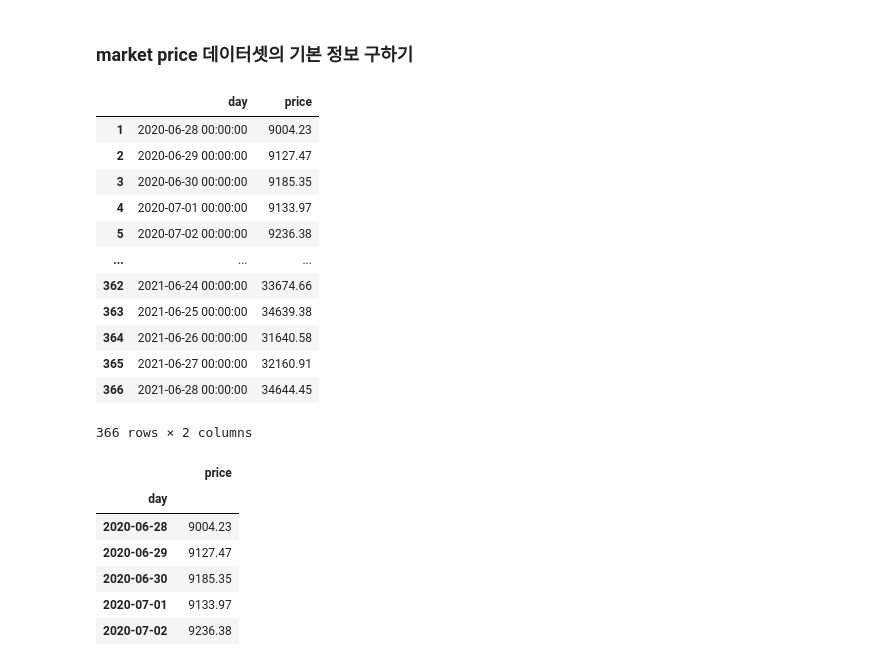
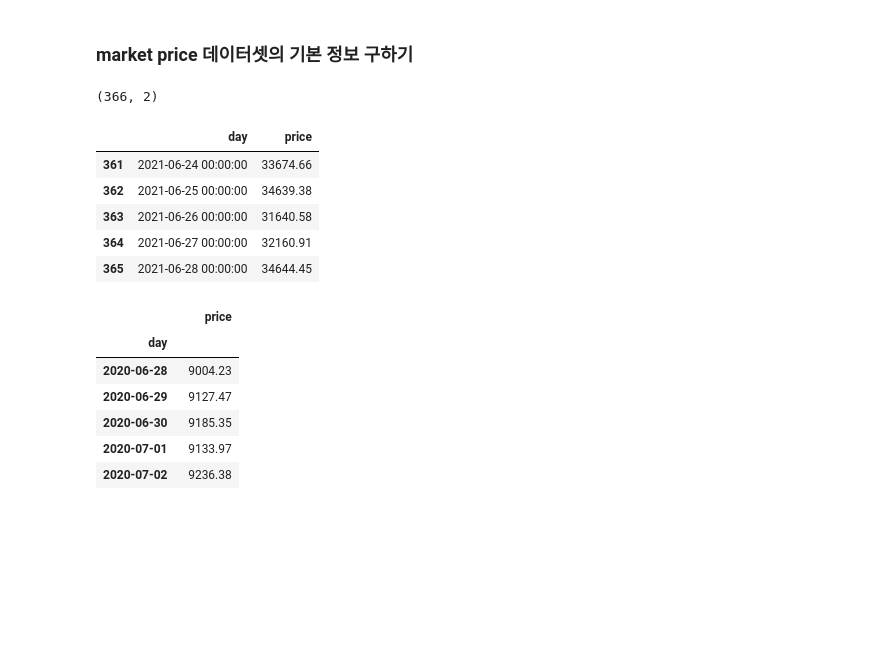
Before and after one commit to On-JungWoan/Flex_study, a Jupyter notebook: bitcoin_analysis.ipynb, the cells around one changed output. Drawn from its saved outputs; the diff is of its cells as text; code cells hidden in the pictures; blank space fills up the shorter version.

```diff
--- a/bitcoin_analysis.ipynb
+++ b/bitcoin_analysis.ipynb
@@ -5,25 +5,26 @@
 # %%
 import pandas as pd
 import numpy as np
 import matplotlib.pyplot as plt
+from statsmodels.tsa.arima_model import ARIMA
+from statsmodels.graphics.tsaplots import plot_acf, plot_pacf
+from sklearn.metrics import mean_squared_error
+import statsmodels.api as sm
 
 path = 'c:/price.csv'
-bitcoin = pd.read_csv(path, names = ['day','price'])[1:]
-bitcoin
+bitcoin = pd.read_csv(path)
+bitcoin.columns = ['day','price']
+
+print(bitcoin.shape)
+bitcoin.tail(5)
 # %% [output]
+(366, 2)
 |  | day | price |
-| 1 | 2020-06-28 00:00:00 | 9004.23 |
-| 2 | 2020-06-29 00:00:00 | 9127.47 |
-| 3 | 2020-06-30 00:00:00 | 9185.35 |
-| 4 | 2020-07-01 00:00:00 | 9133.97 |
-| 5 | 2020-07-02 00:00:00 | 9236.38 |
-| ... | ... | ... |
-| 362 | 2021-06-24 00:00:00 | 33674.66 |
-| 363 | 2021-06-25 00:00:00 | 34639.38 |
-| 364 | 2021-06-26 00:00:00 | 31640.58 |
-| 365 | 2021-06-27 00:00:00 | 32160.91 |
-| 366 | 2021-06-28 00:00:00 | 34644.45 |
+| 361 | 2021-06-24 00:00:00 | 33674.66 |
+| 362 | 2021-06-25 00:00:00 | 34639.38 |
+| 363 | 2021-06-26 00:00:00 | 31640.58 |
+| 364 | 2021-06-27 00:00:00 | 32160.91 |
+| 365 | 2021-06-28 00:00:00 | 34644.45 |
-366 rows × 2 columns
 # %%
 bitcoin['day'] = pd.to_datetime(bitcoin['day'])
 bitcoin.set_index('day',inplace=True)
```
Also changed, not shown: parts of 13 cells of this notebook.
